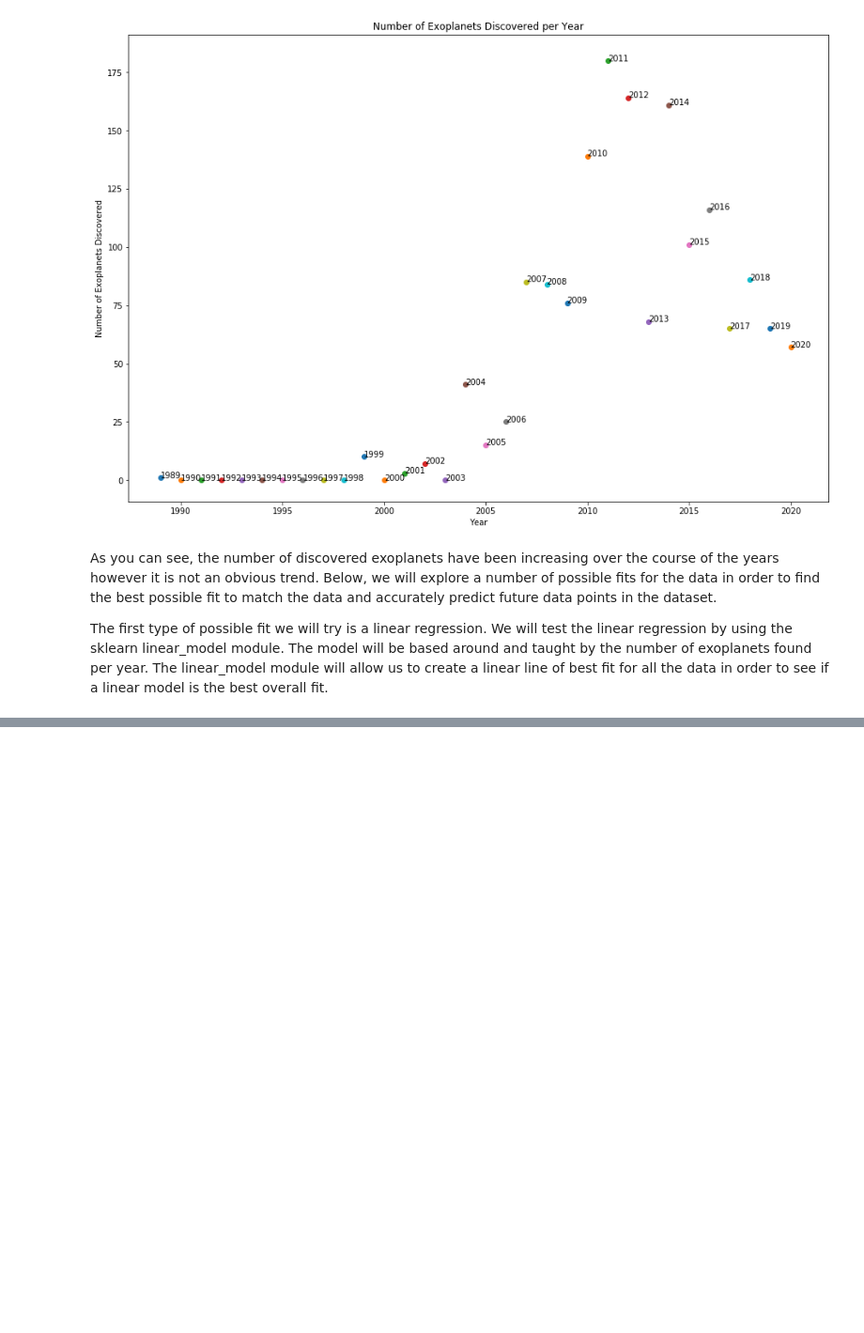
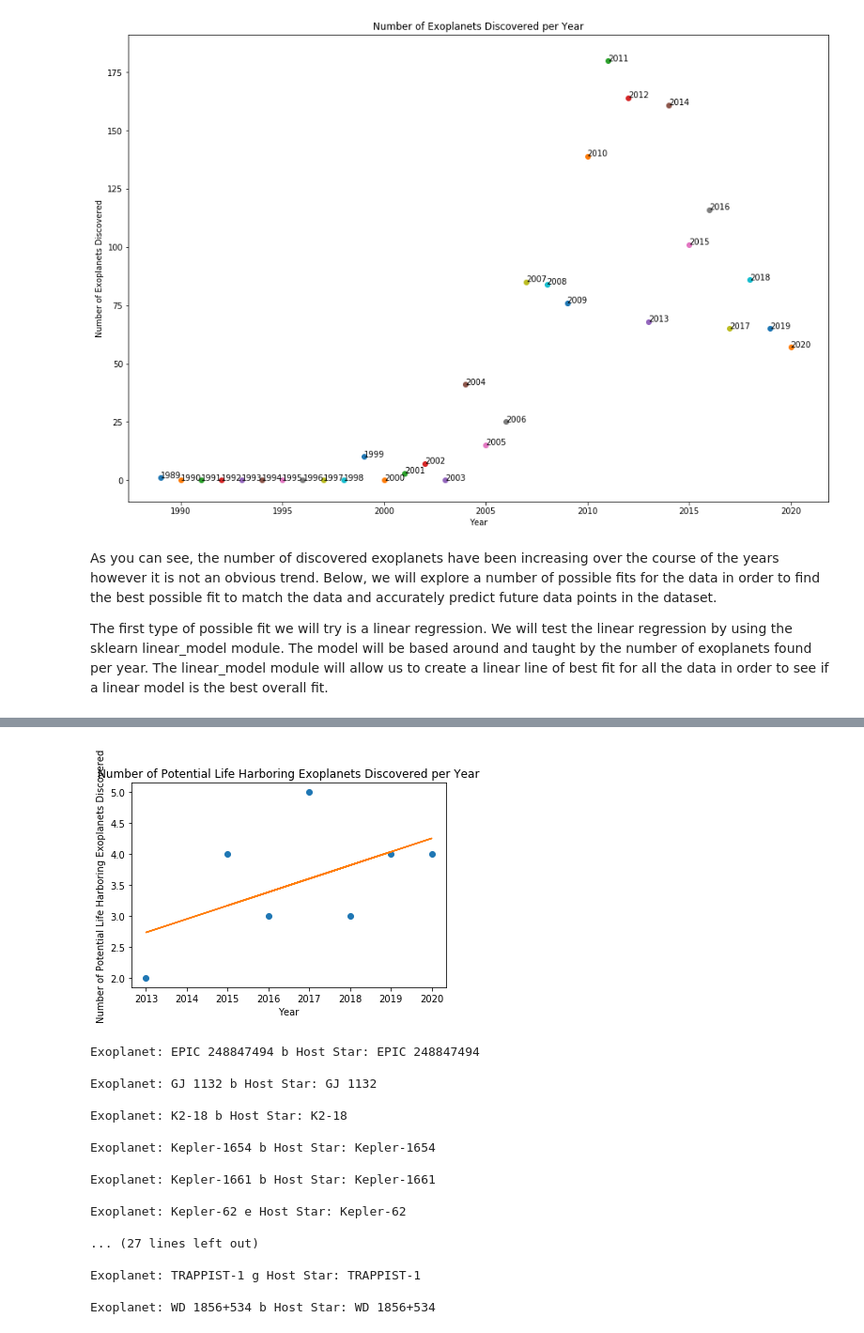
Before and after one commit to ebarr10/Potential_Exoplanet_Life, a Jupyter notebook: 320FinalProject.ipynb, the cells around one changed output, grey strips where cells are left out. Shown: that part at 94% size. Saved outputs shown, nothing was run; the diff lists cells and outputs as text; code cells hidden in the pictures; blank space fills up the shorter version.

```diff
--- a/320FinalProject.ipynb
+++ b/320FinalProject.ipynb
@@ -590,0 +604,55 @@ plot.show()
+# %%
+years_disc = {}
+exoplanets = {}
+
+for index, row in data.iterrows():
+    inside_habitable_zone = ((data.at[index, 'pl_orbsmax'] >= data.at[index, 'Inner_Habitable_Zone'] - 0.1) & (data.at[index, 'pl_orbsmax'] >= data.at[index, 'Outer_Habitable_Zone'] - 0.1))
+    if ((data.at[index, 'placement'] == 'inside') & inside_habitable_zone & (data.at[index, 'pl_eqt'] <= 800)):
+        if data.at[index, "disc_year"] not in years_disc:
+            years_disc[data.at[index, "disc_year"]] = 0
+        years_disc[data.at[index, 'disc_year']] += 1
+        exoplanets[data.at[index, 'pl_name']] = data.at[index, 'hostname']
+
+years = []
+num_disc = []
+
+for i in years_disc.keys():
+    years.append(i)
+    num_disc.append(years_disc[i])
+
+years2 = []
+for y in years:
+    years2.append([y])
+
+plot.plot(years, num_disc, 'o')
+
+model = linear_model.LinearRegression()
+model.fit(years2, num_disc)
+predicted = model.predict(years2)
+
+plot.plot(years, predicted)
+plot.title("Number of Potential Life Harboring Exoplanets Discovered per Year")
+plot.xlabel("Year")
+plot.ylabel("Number of Potential Life Harboring Exoplanets Discovered")
+plot.show()
+for i in exoplanets.keys():
+    print(('Exoplanet: {} Host Star: {}\n').format(i, exoplanets[i]))
+# %% [output]
+[figure, added]
+Exoplanet: EPIC 248847494 b Host Star: EPIC 248847494
+
+Exoplanet: GJ 1132 b Host Star: GJ 1132
+
+Exoplanet: K2-18 b Host Star: K2-18
+
+Exoplanet: Kepler-1654 b Host Star: Kepler-1654
+
+Exoplanet: Kepler-1661 b Host Star: Kepler-1661
+
+Exoplanet: Kepler-62 e Host Star: Kepler-62
+
+... (27 lines left out)
+
+Exoplanet: TRAPPIST-1 g Host Star: TRAPPIST-1
+
+Exoplanet: WD 1856+534 b Host Star: WD 1856+534
```
Also changed, not shown: parts of 6 cells of this notebook.
